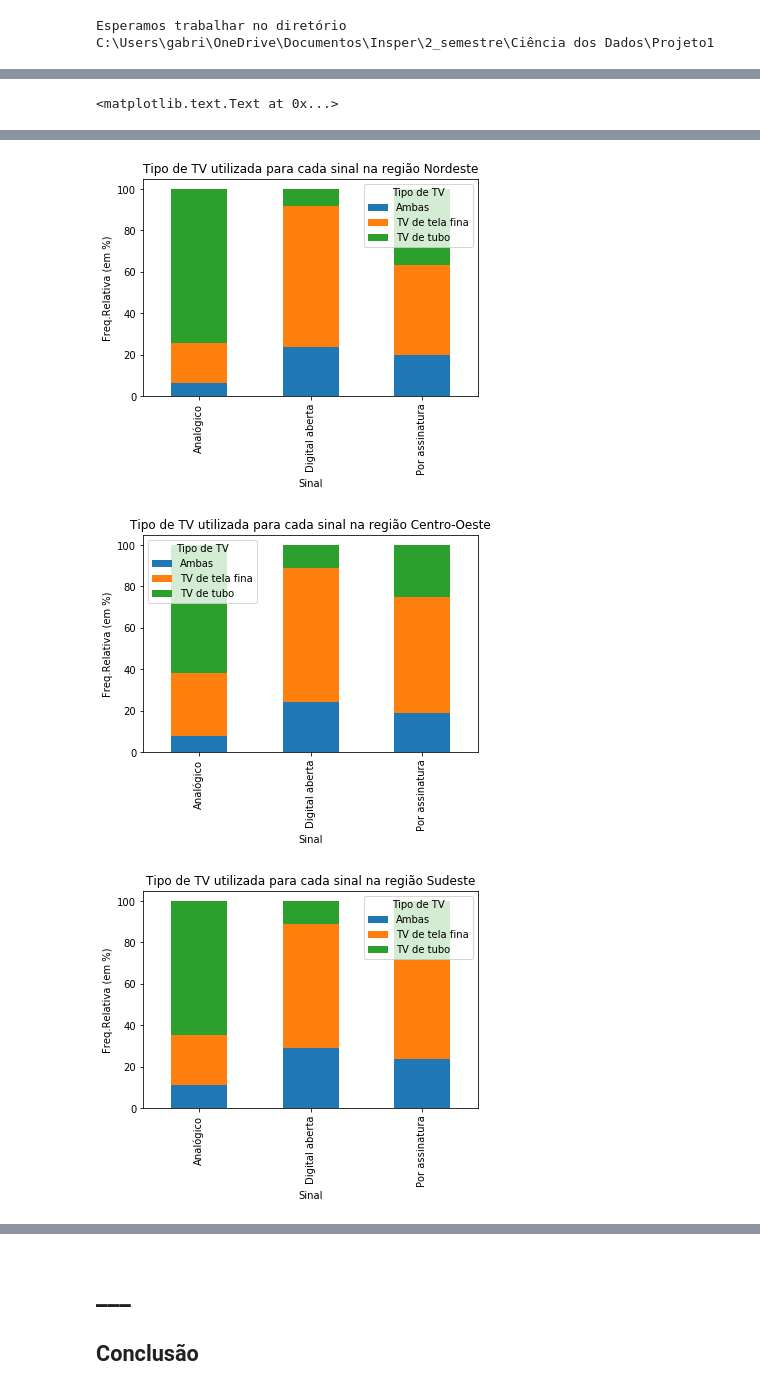
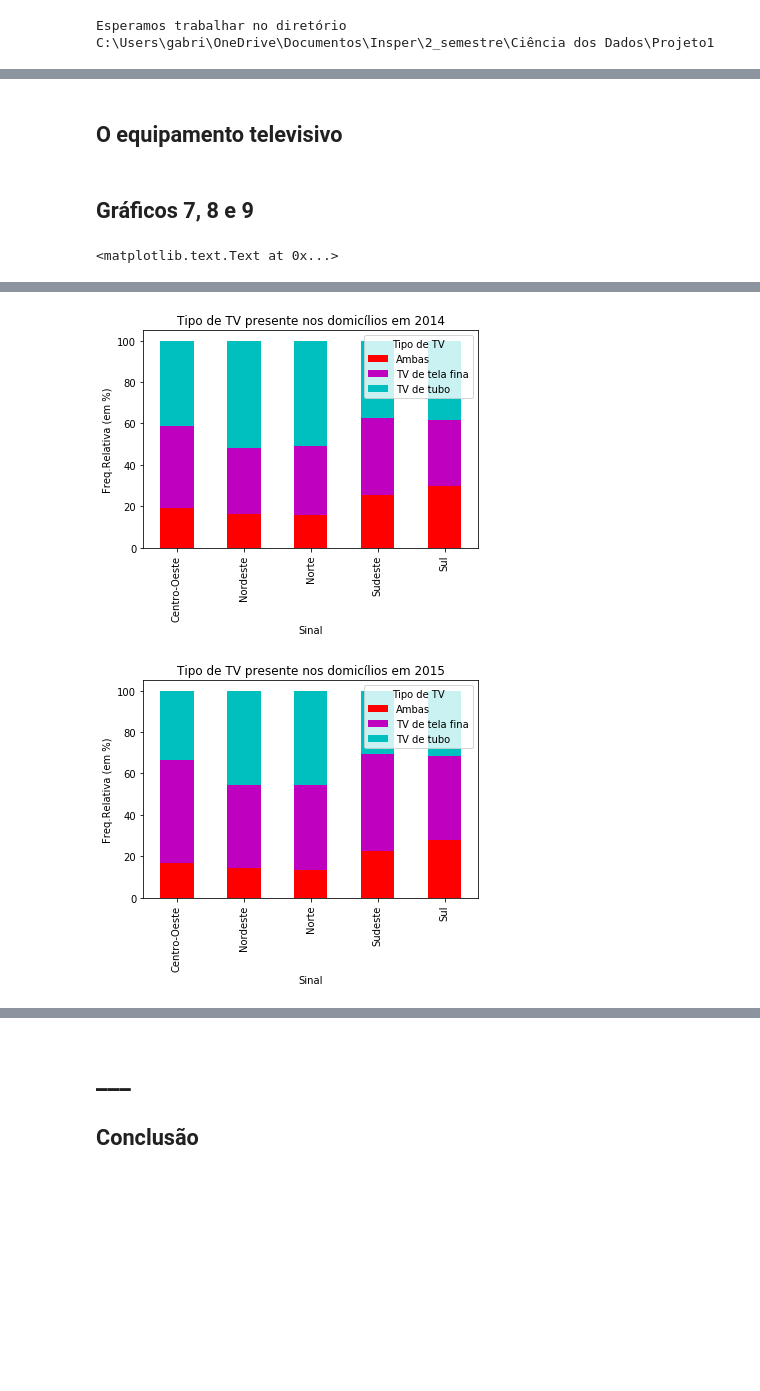
Before and after one commit to gabriellm1/Ci-nciaDosDados, a Jupyter notebook: Projeto1.ipynb, the cells around one changed output, grey strips where cells are left out. Drawn from its saved outputs; the diff is of its cells as text; code cells hidden in the pictures; blank space fills up the shorter version.

```diff
--- a/Projeto1.ipynb
+++ b/Projeto1.ipynb
@@ -64,4 +200,6 @@ C:\Users\gabri\OneDrive\Documentos\Insper\2_semestre\Ciência dos Dados\Projeto1
 # %%
+# pnad2015
+
 # Separando Região
 pnad2015 = pd.read_csv("DOM2015.csv",sep = ",")
 pnad2015.loc[(pnad2015.UF==11) | (pnad2015.UF==12) | (pnad2015.UF==13) | (pnad2015.UF==14) | (pnad2015.UF==15) | (pnad2015.UF==16) | (pnad2015.UF==17),"REGIAO"] = "Norte"
@@ -91,7 +229,7 @@ pnad2015.columns = ['Quantidade de TV tela fina','Quantidade de TV de tubo','Pos
 
 # Tipo de sinal de TV
 pnad2015.loc[(pnad2015['Possui TV por assinatura']=='Sim'),'Sinal'] = 'Por assinatura'
-pnad2015.loc[(pnad2015['Possui sinal de TV digital aberta']=='Sim'),'Sinal'] = 'Digital aberta'
+pnad2015.loc[(pnad2015['Possui sinal de TV digital aberta']=='Sim')&(pnad2015['Possui TV por assinatura']=='Não'),'Sinal'] = 'Digital aberta'
 pnad2015.loc[(pnad2015['Possui sinal de TV digital aberta']=='Não')&(pnad2015['Possui TV por assinatura']=='Não'),'Sinal'] = 'Analógico'
 pnad2015.Sinal = pnad2015.Sinal.astype('category')
 
@@ -101,12 +239,14 @@ pnad2015.loc[(pnad2015['Quantidade de TV de tubo']==0)&(pnad2015['Quantidade de
 pnad2015.loc[(pnad2015['Quantidade de TV de tubo']>0)&(pnad2015['Quantidade de TV tela fina']>0),'Tipo de TV'] = 'Ambas'
 pnad2015['Tipo de TV'] = pnad2015['Tipo de TV'].astype('category')
 
-# Salvando pnad2015
-pnad2015.to_csv('pnad2015_projeto.csv', sep=',')
+# Criando variável TV/pessoa
+pnad2015["TV por pessoa"] = ( pnad2015['Quantidade de TV de tubo']  + pnad2015['Quantidade de TV tela fina'])/pnad2015['Componentes']
 
 # Filtragem de linha
 pnad2015 = pnad2015.dropna()
 
+# Salvando pnad2015
+pnad2015.to_csv('pnad2015_projeto.csv', sep=',')
 pnad2015
 # %% [output]
 |  | Quantidade de TV tela fina | Quantidade de TV de tubo | Possui TV por assinatura | Possui sinal de TV digital aberta | REGIÃO | ... |
@@ -150,27 +320,21 @@ plt.ylabel('Freq.Relativa (em %)')
+# %% [markdown]
+## O equipamento televisivo
+# %% [markdown]
+## Gráficos 7, 8 e 9
 # %%
-#Norte
-TV_sinal_Norte = (pd.crosstab(pnad2015.Sinal[pnad2015['REGIÃO']=='Norte'],pnad2015['Tipo de TV'][pnad2015['REGIÃO']=='Norte'],margins=True,rownames=['Sinal'], colnames=['Tipo de TV'], normalize='index')*100)
-plot = TV_sinal_Norte.iloc[0:3,].plot(kind='bar', stacked=True,title='Tipo de TV utilizada para cada sinal na região Norte')
+# Gráficos do tipo de TV predominante nos domicílios por região
+my_colors = ['r', 'm','c']
+TV_regiao2013 = (pd.crosstab(pnad2013['REGIÃO'],pnad2013['Tipo de TV'],margins=True,rownames=['Sinal'], colnames=['Tipo de TV'], normalize='index')*100)
+plot = TV_regiao2013.iloc[0:5,].plot(kind='bar', stacked=True,title='Tipo de TV presente nos domicílios em 2013', color=my_colors)
 plt.ylabel('Freq.Relativa (em %)')
 
-#Nordeste
-TV_sinal_Nordeste = (pd.crosstab(pnad2015.Sinal[pnad2015['REGIÃO']=='Nordeste'],pnad2015['Tipo de TV'][pnad2015['REGIÃO']=='Nordeste'],margins=True,rownames=['Sinal'], colnames=['Tipo de TV'], normalize='index')*100)
-plot = TV_sinal_Nordeste.iloc[0:3,].plot(kind='bar', stacked=True,title='Tipo de TV utilizada para cada sinal na região Nordeste')
+TV_regiao2014 = (pd.crosstab(pnad2014['REGIÃO'],pnad2014['Tipo de TV'],margins=True,rownames=['Sinal'], colnames=['Tipo de TV'], normalize='index')*100)
+plot = TV_regiao2014.iloc[0:5,].plot(kind='bar', stacked=True,title='Tipo de TV presente nos domicílios em 2014', color=my_colors)
 plt.ylabel('Freq.Relativa (em %)')
 
-#Centro-Oeste
-TV_sinal_Centro_Oeste = (pd.crosstab(pnad2015.Sinal[pnad2015['REGIÃO']=='Centro-Oeste'],pnad2015['Tipo de TV'][pnad2015['REGIÃO']=='Centro-Oeste'],margins=True,rownames=['Sinal'], colnames=['Tipo de TV'], normalize='index')*100)
-plot = TV_sinal_Centro_Oeste.iloc[0:3,].plot(kind='bar', stacked=True,title='Tipo de TV utilizada para cada sinal na região Centro-Oeste')
+
+TV_regiao2015 = (pd.crosstab(pnad2015['REGIÃO'],pnad2015['Tipo de TV'],margins=True,rownames=['Sinal'], colnames=['Tipo de TV'], normalize='index')*100)
+plot = TV_regiao2015.iloc[0:5,].plot(kind='bar', stacked=True,title='Tipo de TV presente nos domicílios em 2015', color=my_colors)
 plt.ylabel('Freq.Relativa (em %)')
-
-#Sudeste
-TV_sinal_Sudeste = (pd.crosstab(pnad2015.Sinal[pnad2015['REGIÃO']=='Sudeste'],pnad2015['Tipo de TV'][pnad2015['REGIÃO']=='Sudeste'],margins=True,rownames=['Sinal'], colnames=['Tipo de TV'], normalize='index')*100)
-plot = TV_sinal_Sudeste.iloc[0:3,].plot(kind='bar', stacked=True,title='Tipo de TV utilizada para cada sinal na região Sudeste')
-plt.ylabel('Freq.Relativa (em %)')
-
-#Sul
-TV_sinal_Sul = (pd.crosstab(pnad2015.Sinal[pnad2015['REGIÃO']=='Sul'],pnad2015['Tipo de TV'][pnad2015['REGIÃO']=='Sul'],margins=True,rownames=['Sinal'], colnames=['Tipo de TV'], normalize='index')*100)
-plot = TV_sinal_Sul.iloc[0:3,].plot(kind='bar', stacked=True,title='Tipo de TV utilizada para cada sinal na região Sul')
-plt.ylabel('Freq.Relativa (em %)')
 # %% [output]
 <matplotlib.text.Text at 0x...>
@@ -178,3 +342,2 @@ plt.ylabel('Freq.Relativa (em %)')
-[figure, old version]
+[figure, new version]
-[figure, old version]
+[figure, new version]
-[figure, removed]
```
Also changed, not shown: parts of 27 cells of this notebook, 3 other files.
